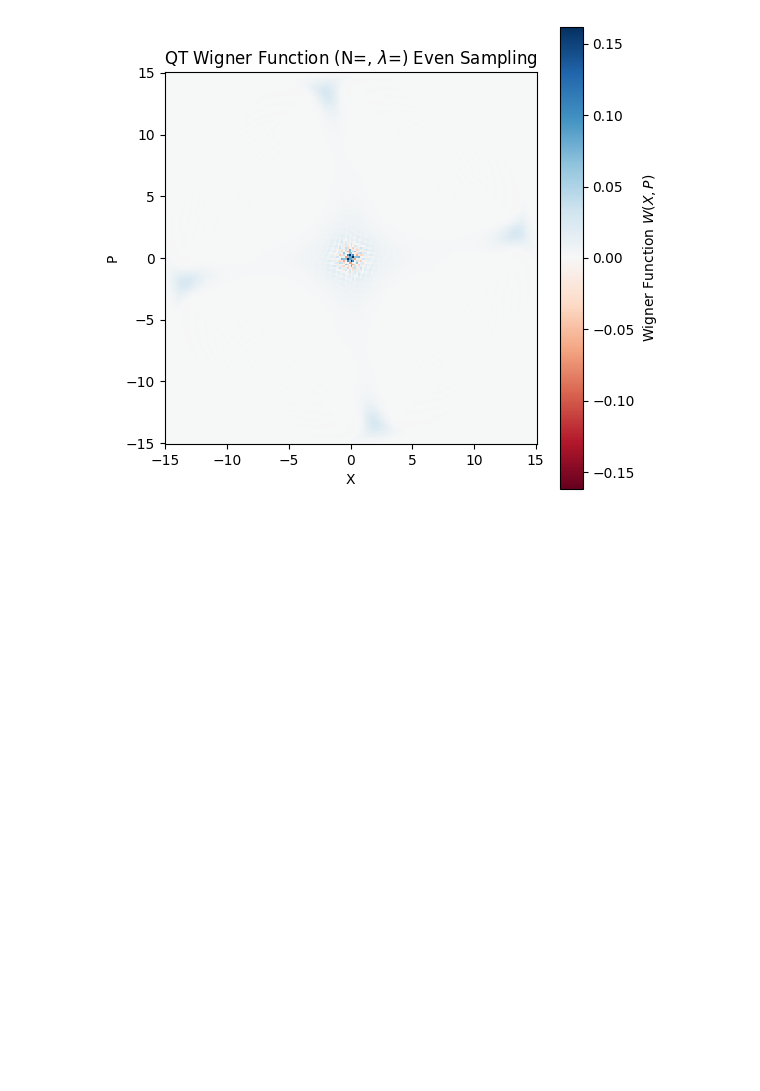
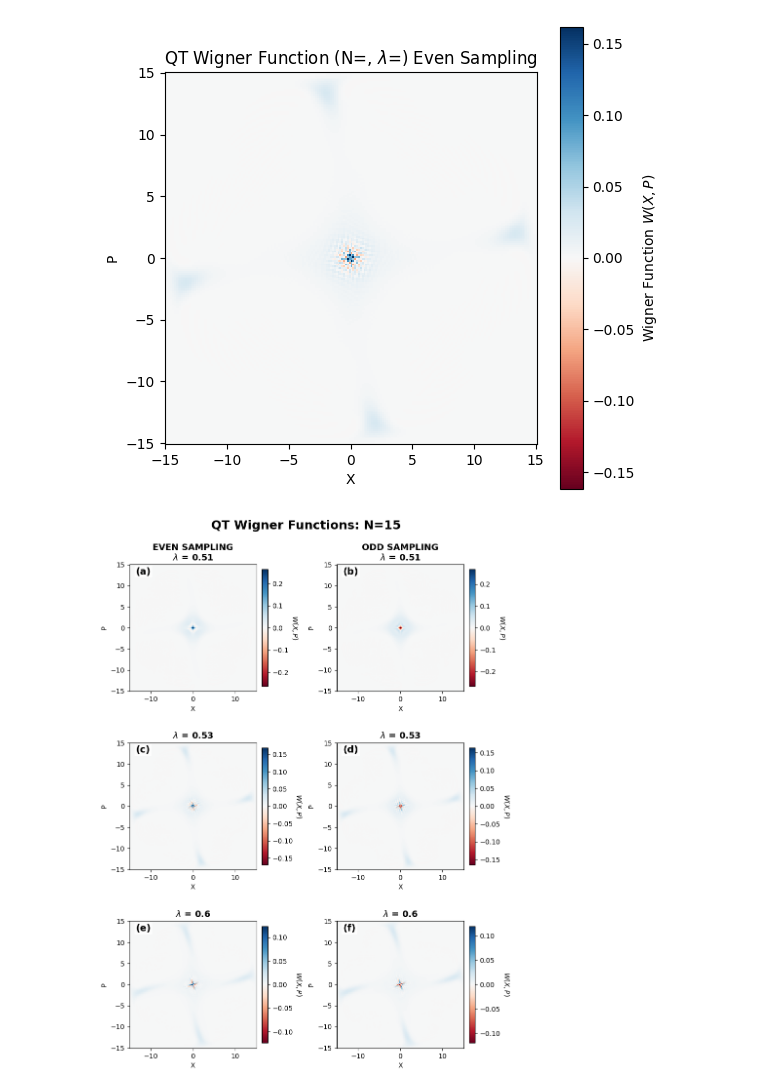
Before and after one commit to IronicOwl/MasterThesisShenanigans, a Jupyter notebook: Lindbladt/Coherence_resolvedTpDt.ipynb, the cells around one changed output. Drawn from its saved outputs; the diff is of its cells as text; code cells hidden in the pictures; blank space fills up the shorter version.

```diff
--- a/Lindbladt/Coherence_resolvedTpDt.ipynb
+++ b/Lindbladt/Coherence_resolvedTpDt.ipynb
@@ -393,3 +393,76 @@ plt.gca().set_aspect('equal', adjustable='box')
 plt.show()
 # %% [output]
 [figure]
+# %%
+import numpy as np
+import matplotlib.pyplot as plt
+import qutip as qt
+
+# 1. Configuration & Parameters
+xvec = np.linspace(-15, 15, 200)
+
+# Rows now represent coupling strengths (3 rows)
+lambda_strings = ['051', '053', '06']
+lambda_vals = [0.51, 0.53, 0.6]
+
+# Columns now represent parity (2 columns)
+col_labels = ['Even', 'Odd']
+col_suffixes = ['E', 'O']
+
+base_path = r'C:\Users\genes\Documents\Studium\FS26\Master Thesis\Code\Plots\Two_photon_dicke_2p_jump\Plot_Data'
+
+# 2. Setup the 3x2 Figure Grid (Portrait orientation for A4)
+# figsize=(8, 11) roughly matches A4 proportions with standard margins
+fig, axes = plt.subplots(nrows=3, ncols=2, figsize=(8.5, 11.5), constrained_layout=True)
+
+# 3. Loop through rows (Coupling Strength) and columns (Parity)
+for i in range(3):
+    for j in range(2):
+        ax = axes[i, j]
+
+        # Construct the file path dynamically based on inverted indices
+        file_name = f'TPDT_N15_M120_l{lambda_strings[i]}_t70_n700_{col_suffixes[j]}'
+        full_path = f'{base_path}\\{file_name}'
+
+        # Load data and calculate Wigner function
+        try:
+            rho_ss_loaded = qt.qload(full_path)
+            W = qt.wigner(rho_ss_loaded, xvec, xvec)
+        except Exception as e:
+            print(f"Warning: Could not load {file_name}. Generating blank data for layout test.")
+            W = np.zeros((len(xvec), len(xvec)))
+
+        w_max = np.max(np.abs(W)) if np.max(np.abs(W)) > 0 else 1.0
+
+        # Plot the Wigner function
+        mesh = ax.pcolormesh(xvec, xvec, W, cmap='RdBu', shading='auto', vmin=-w_max, vmax=w_max)
+
+        # Formatting the axes
+        ax.set_aspect('equal', adjustable='box')
+        ax.set_xlabel('X')
+        ax.set_ylabel('P')
+
+        # Titles: Add "EVEN/ODD SAMPLING" to the top row, and lambda values to all
+        title_text = f'$\\lambda$ = {lambda_vals[i]}'
+        if i == 0:
+            title_text = f'{col_labels[j].upper()} SAMPLING\n' + title_text
+
+        ax.set_title(title_text, fontsize=13, fontweight='bold')
+
+        # Add the Colorbar
+        cbar = fig.colorbar(mesh, ax=ax, fraction=0.046, pad=0.04)
+        cbar.set_label('$W(X,P)$', rotation=270, labelpad=15)
+
+        # Add (a) through (f) labels
+        # chr(97) is 'a'. i*2 + j ensures standard left-to-right, top-to-bottom lettering
+        subplot_letter = chr(97 + (i * 2) + j)
+        ax.text(0.05, 0.92, f'({subplot_letter})', transform=ax.transAxes,
+                fontsize=14, fontweight='bold',
+                bbox=dict(facecolor='white', alpha=0.8, edgecolor='none', pad=2.0))
+
+# Optional Master Title
+fig.suptitle('QT Wigner Functions: N=15', fontsize=18, fontweight='bold')
+
+plt.show()
+# %% [output]
+[figure, added]
```
Also changed, not shown: 4 other files.
